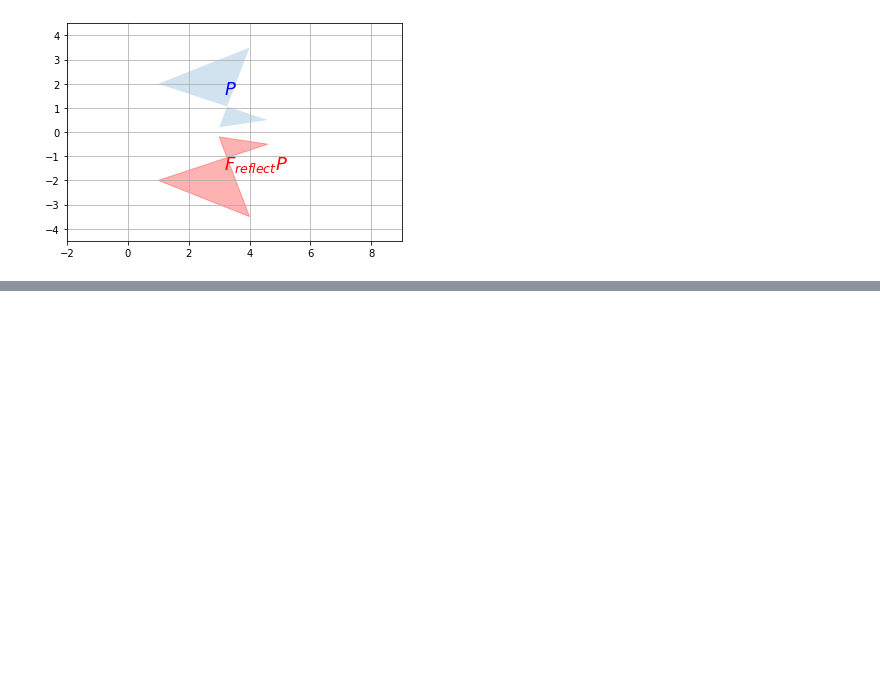
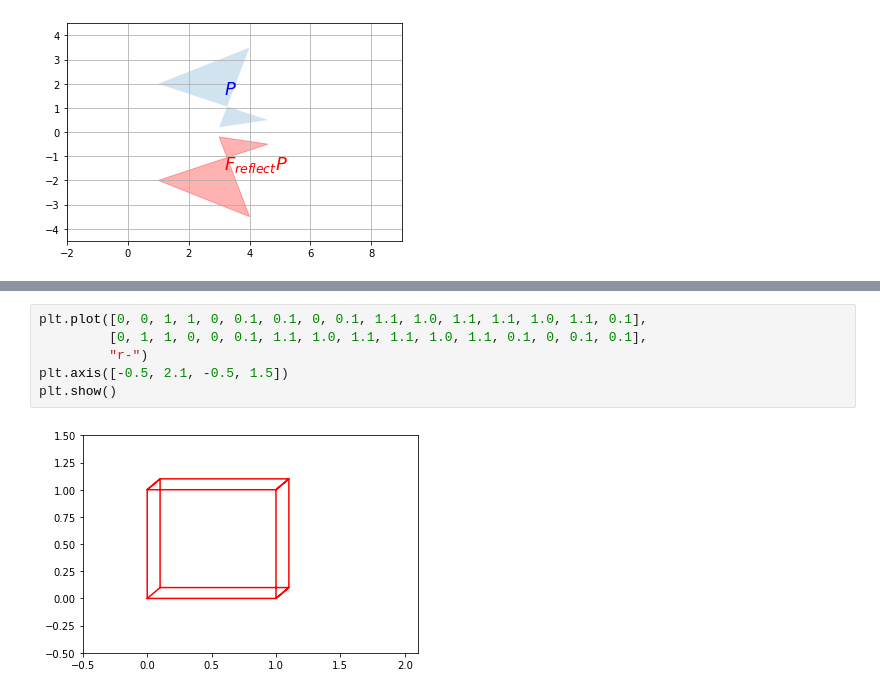
Before and after one commit to arti1117/making-tars, a Jupyter notebook: handson-ml2/math_linear_algebra.ipynb, the cells around one changed output, grey strips where cells are left out. Drawn from its saved outputs; the diff is of its cells as text; blank space fills up the shorter version.

```diff
--- a/handson-ml2/math_linear_algebra.ipynb
+++ b/handson-ml2/math_linear_algebra.ipynb
@@ -871,0 +891,8 @@ plt.show()
+# %%
+plt.plot([0, 0, 1, 1, 0, 0.1, 0.1, 0, 0.1, 1.1, 1.0, 1.1, 1.1, 1.0, 1.1, 0.1],
+         [0, 1, 1, 0, 0, 0.1, 1.1, 1.0, 1.1, 1.1, 1.0, 1.1, 0.1, 0, 0.1, 0.1],
+         "r-")
+plt.axis([-0.5, 2.1, -0.5, 1.5])
+plt.show()
+# %% [output]
+[figure, added]
```
Also changed, not shown: parts of 11 cells of this notebook.
